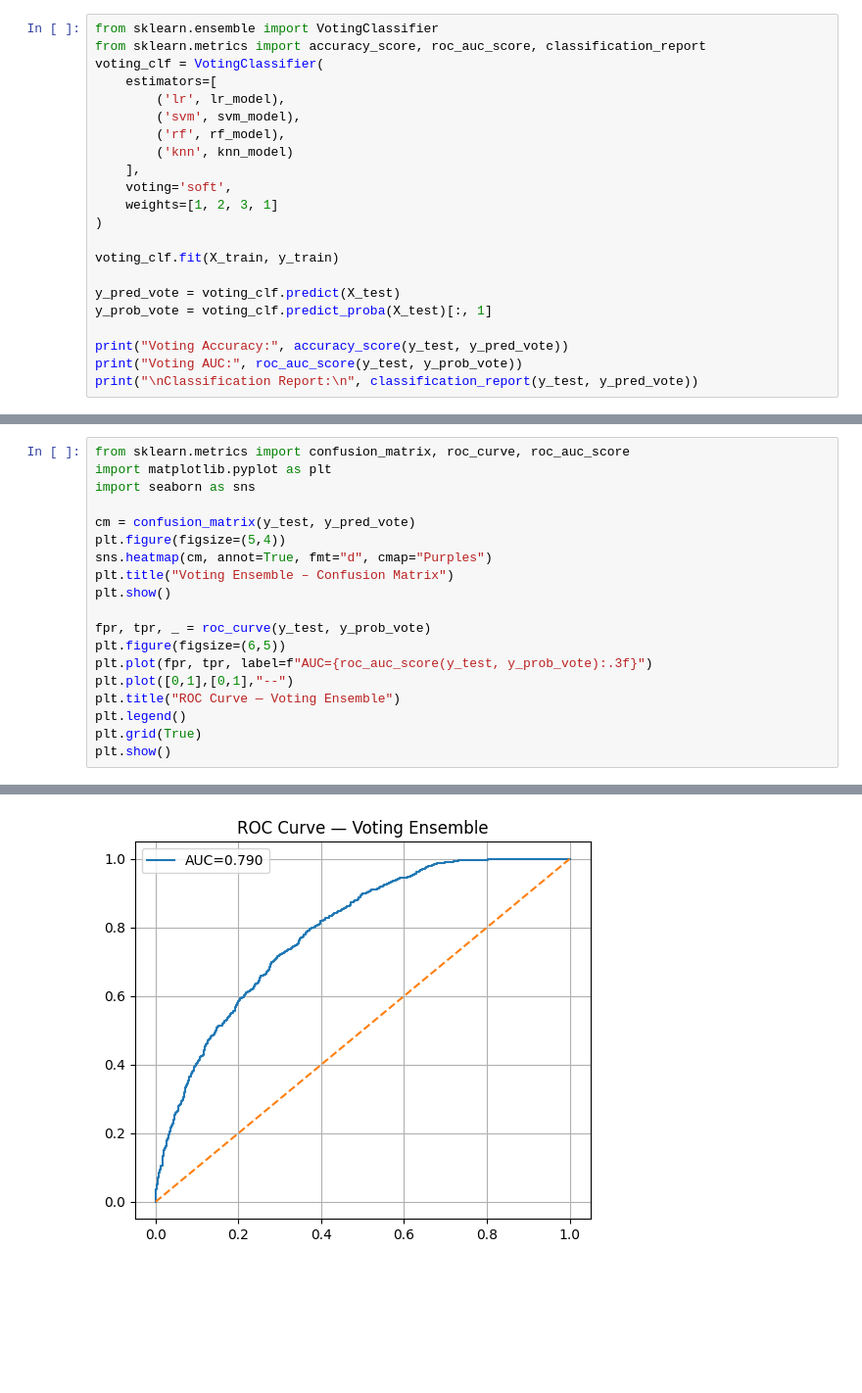
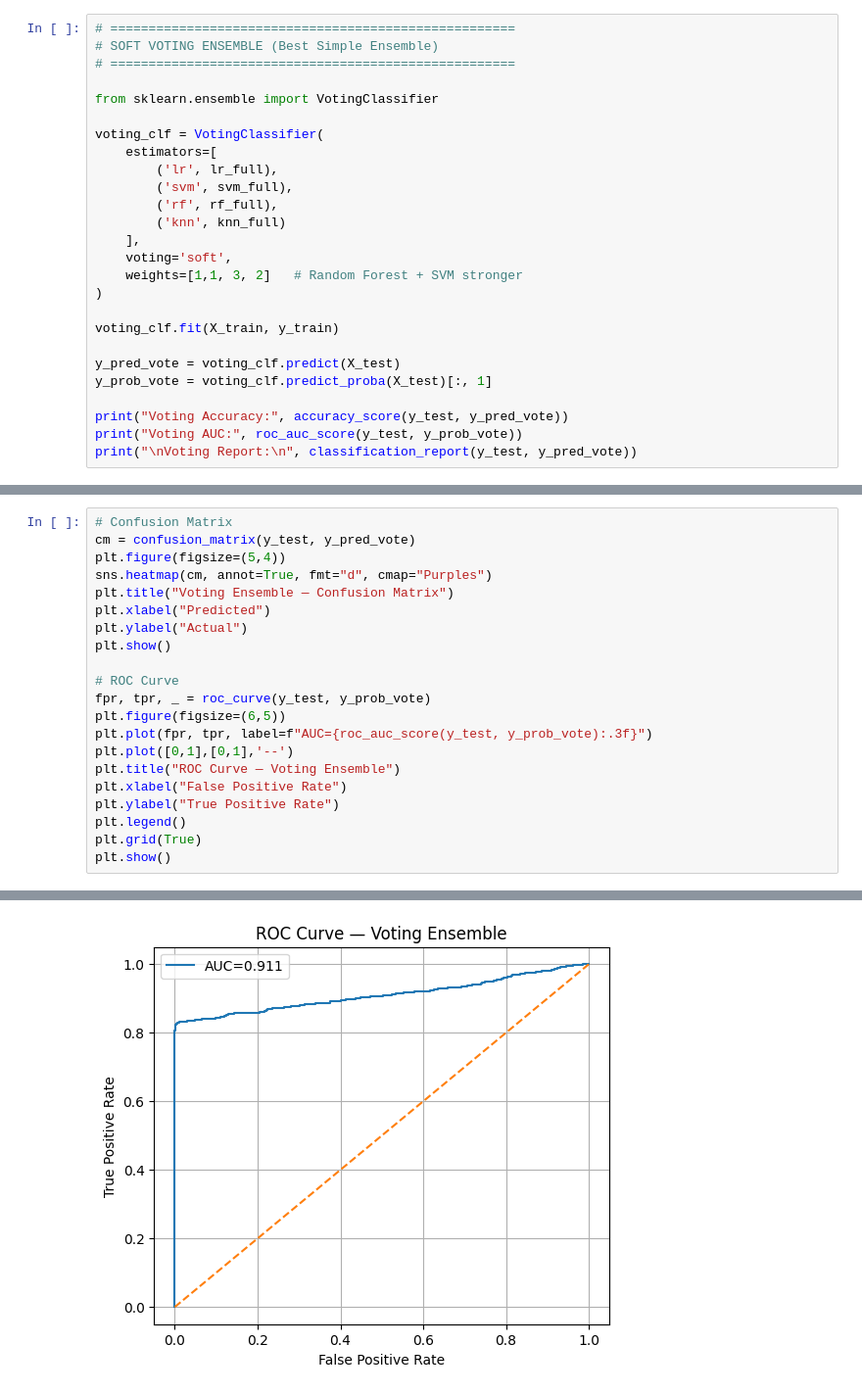
Before and after one commit to ArunimaSaxena164/FacultyForecast, a Jupyter notebook: notebooks/07_Ensemble_Models.ipynb, the cells around one changed output, grey strips where cells are left out. Shown at 98% size. Cells and saved outputs as stored; diff of their text form; blank space fills up the shorter version.

```diff
--- a/notebooks/07_Ensemble_Models.ipynb
+++ b/notebooks/07_Ensemble_Models.ipynb
@@ -40,15 +86,19 @@ All models loaded successfully!
 # %%
+# =====================================================
+# SOFT VOTING ENSEMBLE (Best Simple Ensemble)
+# =====================================================
+
 from sklearn.ensemble import VotingClassifier
-from sklearn.metrics import accuracy_score, roc_auc_score, classification_report
+
 voting_clf = VotingClassifier(
     estimators=[
-        ('lr', lr_model),
-        ('svm', svm_model),
-        ('rf', rf_model),
-        ('knn', knn_model)
+        ('lr', lr_full),
+        ('svm', svm_full),
+        ('rf', rf_full),
+        ('knn', knn_full)
     ],
     voting='soft',
-    weights=[1, 2, 3, 1]
+    weights=[1,1, 3, 2]   # Random Forest + SVM stronger
 )
 
 voting_clf.fit(X_train, y_train)
@@ -58,5 +108,5 @@ y_prob_vote = voting_clf.predict_proba(X_test)[:, 1]
 
 print("Voting Accuracy:", accuracy_score(y_test, y_pred_vote))
 print("Voting AUC:", roc_auc_score(y_test, y_prob_vote))
-print("\nClassification Report:\n", classification_report(y_test, y_pred_vote))
+print("\nVoting Report:\n", classification_report(y_test, y_pred_vote))
 # %% [output]
@@ -75,19 +125,21 @@ weighted avg       0.75      0.76      0.75      3000
 # %%
-from sklearn.metrics import confusion_matrix, roc_curve, roc_auc_score
-import matplotlib.pyplot as plt
-import seaborn as sns
-
+# Confusion Matrix
 cm = confusion_matrix(y_test, y_pred_vote)
 plt.figure(figsize=(5,4))
 sns.heatmap(cm, annot=True, fmt="d", cmap="Purples")
-plt.title("Voting Ensemble – Confusion Matrix")
+plt.title("Voting Ensemble — Confusion Matrix")
+plt.xlabel("Predicted")
+plt.ylabel("Actual")
 plt.show()
 
+# ROC Curve
 fpr, tpr, _ = roc_curve(y_test, y_prob_vote)
 plt.figure(figsize=(6,5))
 plt.plot(fpr, tpr, label=f"AUC={roc_auc_score(y_test, y_prob_vote):.3f}")
-plt.plot([0,1],[0,1],"--")
+plt.plot([0,1],[0,1],'--')
 plt.title("ROC Curve — Voting Ensemble")
+plt.xlabel("False Positive Rate")
+plt.ylabel("True Positive Rate")
 plt.legend()
 plt.grid(True)
 plt.show()
@@ -96,2 +148,2 @@ plt.show()
-[figure, old version]
+[figure, new version]
 # %%
```
Also changed, not shown: parts of 8 cells of this notebook, 6 other files.
